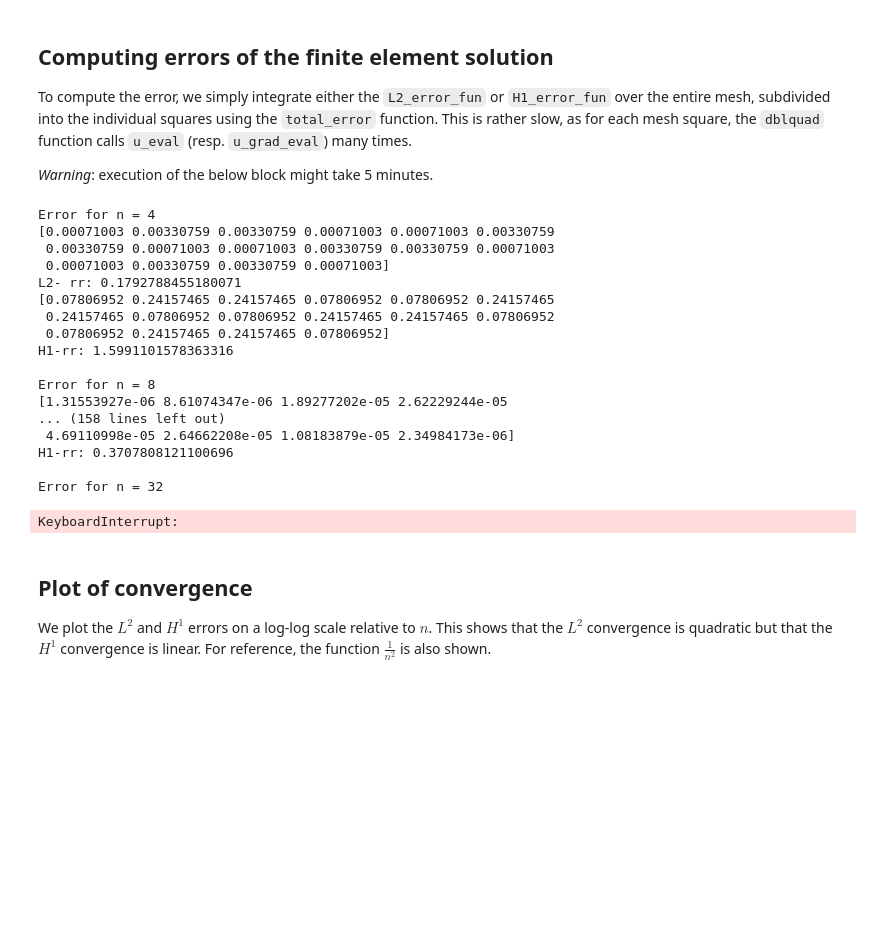
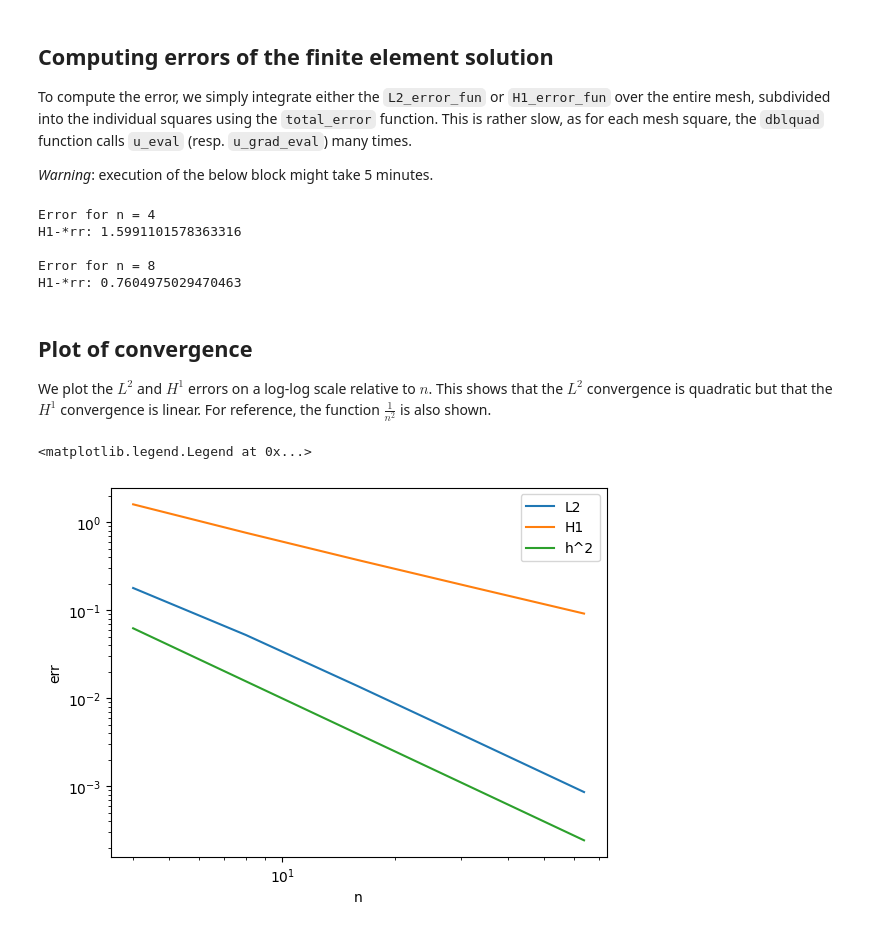
Before and after one commit to Nokorot/SciCompExercises, a Jupyter notebook: ProgSheet_2.ipynb, the cells around one changed output. Cells and saved outputs as stored; diff of their text form; code cells hidden in the pictures; blank space fills up the shorter version.

```diff
--- a/ProgSheet_2.ipynb
+++ b/ProgSheet_2.ipynb
@@ -163,13 +167,13 @@ def total_error(U,n,error_fun):
     # default_epsabs = 1.49e-8
     h = 1/n
 
-    def L2_norm(i, j):
+    def L2_norm(i, j, U):
         x_low, y_low = i/n, j/n
         result = scipy.integrate.dblquad(error_fun, x_low,
                                          x_low + h, y_low,
                                          y_low + h,
                                          args = (U, n, i, j),
-                                         epsabs = 1.49e-9)[0]
+                                         epsabs = 1.49e-6)[0]
         return result
 
 
@@ -177,54 +181,46 @@ def total_error(U,n,error_fun):
     import concurrent.futures as futures
     with futures.ThreadPoolExecutor() as executor:
         def row(i):
-            return [ L2_norm(i,j)  for j in range(0,n) ]
+            Ucp = U[:]
+            return [ L2_norm(i,j, Ucp)  for j in range(0,n) ]
 
         futures = [ executor.submit(row, i) for i in range(0,n) ]
         integrals = [ f.result() for f in futures ]
 
     ## One thread
     # mesh_tuples = itertools.product(range(0,n), range(0,n))
-    # integrals = [ L2_norm(i,j)  for (i,j) in mesh_tuples ]) ]
+    # integrals = [ L2_norm(i,j, U)  for (i,j) in mesh_tuples ]) ]
 
     return np.sqrt(np.sum(np.array(integrals)))
 
-for i in range(4):
+for i in range(len(ns)):
     print("Error for n = %i" % ns[i])
     print("L2- rr:", total_error(us[i][0],ns[i],L2_error_fun))
-    print("H1-rr:", total_error(us[i][0],ns[i],H1_error_fun))
+    print("H1-*rr:", total_error(us[i][0],ns[i],H1_error_fun))
     print()
 # %% [output]
 Error for n = 4
-[0.00071003 0.00330759 0.00330759 0.00071003 0.00071003 0.00330759
- 0.00330759 0.00071003 0.00071003 0.00330759 0.00330759 0.00071003
- 0.00071003 0.00330759 0.00330759 0.00071003]
-L2- rr: 0.1792788455180071
-[0.07806952 0.24157465 0.24157465 0.07806952 0.07806952 0.24157465
- 0.24157465 0.07806952 0.07806952 0.24157465 0.24157465 0.07806952
- 0.07806952 0.24157465 0.24157465 0.07806952]
-H1-rr: 1.5991101578363316
+H1-*rr: 1.5991101578363316
 
 Error for n = 8
-[1.31553927e-06 8.61074347e-06 1.89277202e-05 2.62229244e-05
-... (158 lines left out)
- 4.69110998e-05 2.64662208e-05 1.08183879e-05 2.34984173e-06]
-H1-rr: 0.3707808121100696
-
-Error for n = 32
+H1-*rr: 0.7604975029470463
-KeyboardInterrupt:
 # %% [markdown]
 ## Plot of convergence
 
 We plot the $L^2$ and $H^1$ errors on a log-log scale relative to $n$. This shows that the $L^2$ convergence is quadratic but that the $H^1$ convergence is linear. For reference, the function $\frac{1}{n^2}$ is also shown.
 # %%
-values = np.array([[ 0.1792788455180071, 1.5991101578363316],
-[ 0.05246993478170822, 0.7604975029470463],
-[0.013637650586360062, 0.3707808121100696],
-[0.00344259714549818,0.18402302784684987]])
+values = np.array([[ 0.1792788455180071, 1.5991101578363316], \
+[ 0.05246993478170822, 0.7604975029470463], \
+[0.013637650586360062, 0.3707808121100696], \
+[0.00344259714549818,0.18402302784684987],  \
+[0.0008627339235138871, 0.09183442385034174]])
 
-plt.loglog(ns[0:4], values[:,0], label='L2')
-plt.loglog(ns[0:4], values[:,1], label='H1')
-plt.loglog(ns[0:4], 1/(np.array(ns[0:4])**2), label='h^2')
+plt.loglog(ns, values[:,0], label='L2')
+plt.loglog(ns, values[:,1], label='H1')
+plt.loglog(ns, 1/(np.array(ns)**2), label='h^2')
 plt.xlabel('n')
 plt.ylabel('err')
 plt.legend()
+# %% [output]
+<matplotlib.legend.Legend at 0x...>
+[figure, added]
```
Also changed, not shown: parts of 2 cells of this notebook, 1 other file.
